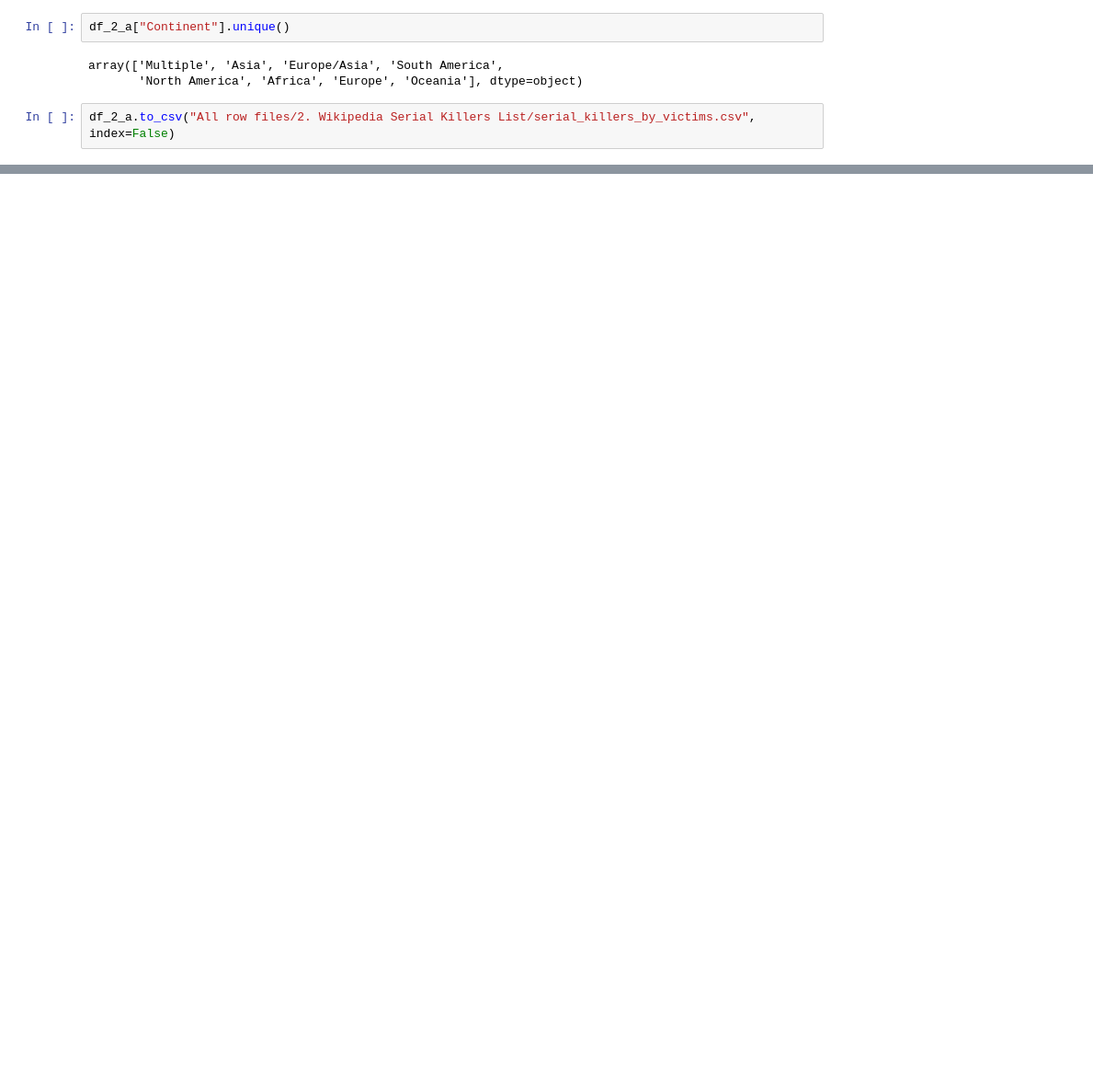
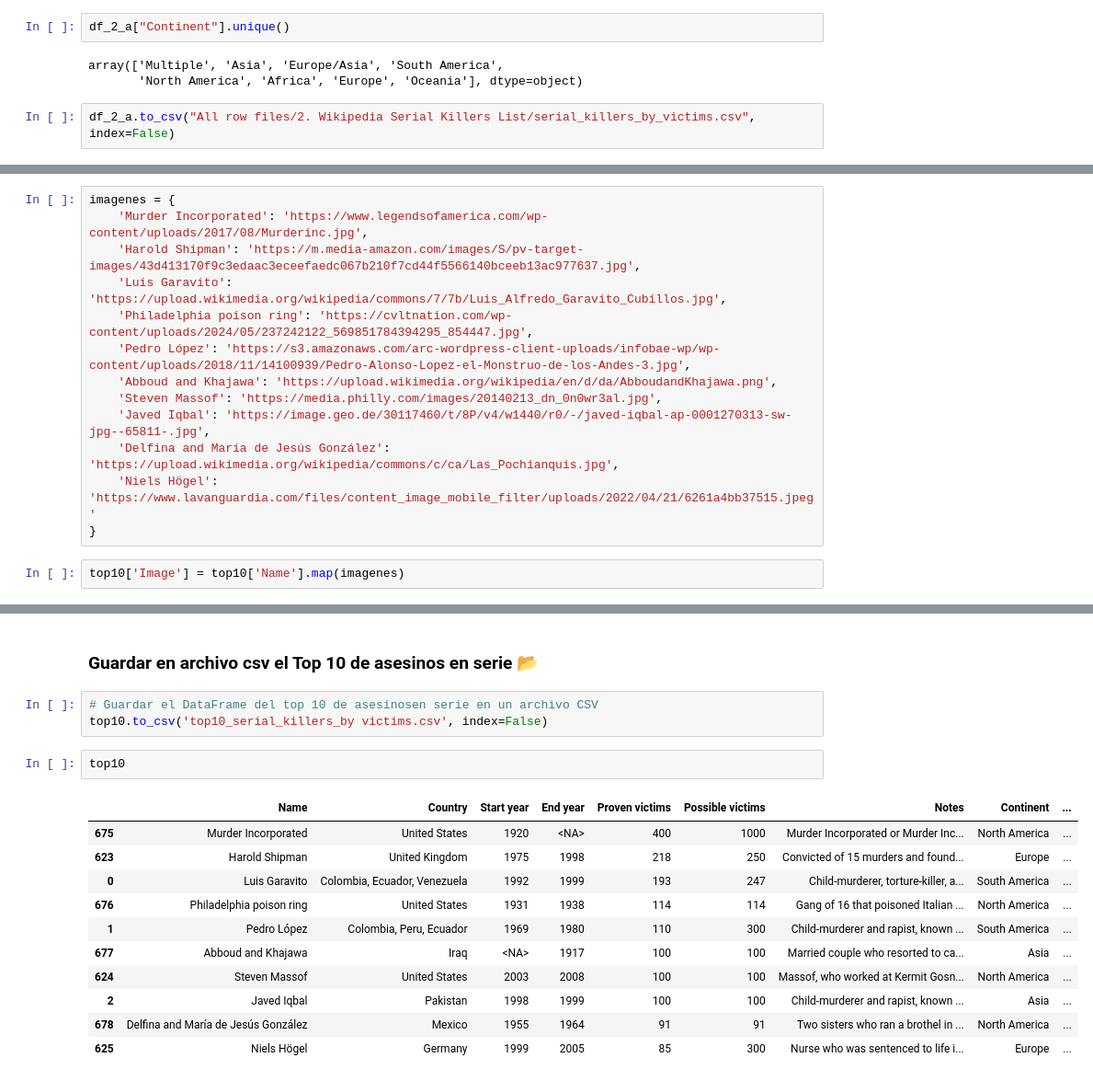
Before and after one commit to CibiPB/project-da-promo-49-modulo-4, a Jupyter notebook: version1.ipynb, the cells around one changed output, grey strips where cells are left out. Shown: that part at 92% size. Cells and saved outputs as stored; diff of their text form; blank space fills up the shorter version.

```diff
--- a/version1.ipynb
+++ b/version1.ipynb
@@ -448,0 +544,15 @@ df_2_a.to_csv("All row files/2. Wikipedia Serial Killers List/serial_killers_by_
+# %%
+imagenes = {
+    'Murder Incorporated': 'https://www.legendsofamerica.com/wp-content/uploads/2017/08/Murderinc.jpg',
+    'Harold Shipman': 'https://m.media-amazon.com/images/S/pv-target-images/43d413170f9c3edaac3eceefaedc067b210f7cd44f5566140bceeb13ac977637.jpg',
+    'Luis Garavito': 'https://upload.wikimedia.org/wikipedia/commons/7/7b/Luis_Alfredo_Garavito_Cubillos.jpg',
+    'Philadelphia poison ring': 'https://cvltnation.com/wp-content/uploads/2024/05/237242122_569851784394295_854447.jpg',
+    'Pedro López': 'https://s3.amazonaws.com/arc-wordpress-client-uploads/infobae-wp/wp-content/uploads/2018/11/14100939/Pedro-Alonso-Lopez-el-Monstruo-de-los-Andes-3.jpg',
+    'Abboud and Khajawa': 'https://upload.wikimedia.org/wikipedia/en/d/da/AbboudandKhajawa.png',
+    'Steven Massof': 'https://media.philly.com/images/20140213_dn_0n0wr3al.jpg',
+    'Javed Iqbal': 'https://image.geo.de/30117460/t/8P/v4/w1440/r0/-/javed-iqbal-ap-0001270313-sw-jpg--65811-.jpg',
+    'Delfina and María de Jesús González': 'https://upload.wikimedia.org/wikipedia/commons/c/ca/Las_Pochianquis.jpg',
+    'Niels Högel': 'https://www.lavanguardia.com/files/content_image_mobile_filter/uploads/2022/04/21/6261a4bb37515.jpeg'
+}
+# %%
+top10['Image'] = top10['Name'].map(imagenes)
@@ -448,0 +780,19 @@ df_2_a.to_csv("All row files/2. Wikipedia Serial Killers List/serial_killers_by_
+# %% [markdown]
+### Guardar en archivo csv el Top 10 de asesinos en serie 📂
+# %%
+# Guardar el DataFrame del top 10 de asesinosen serie en un archivo CSV
+top10.to_csv('top10_serial_killers_by victims.csv', index=False)
+# %%
+top10
+# %% [output]
+|  | Name | Country | Start year | End year | Proven victims | Possible victims | Notes | Continent | ... |
+| 675 | Murder Incorporated | United States | 1920 | <NA> | 400 | 1000 | Murder Incorporated or Murder Inc... | North America | ... |
+| 623 | Harold Shipman | United Kingdom | 1975 | 1998 | 218 | 250 | Convicted of 15 murders and found... | Europe | ... |
+| 0 | Luis Garavito | Colombia, Ecuador, Venezuela | 1992 | 1999 | 193 | 247 | Child-murderer, torture-killer, a... | South America | ... |
+| 676 | Philadelphia poison ring | United States | 1931 | 1938 | 114 | 114 | Gang of 16 that poisoned Italian ... | North America | ... |
+| 1 | Pedro López | Colombia, Peru, Ecuador | 1969 | 1980 | 110 | 300 | Child-murderer and rapist, known ... | South America | ... |
+| 677 | Abboud and Khajawa | Iraq | <NA> | 1917 | 100 | 100 | Married couple who resorted to ca... | Asia | ... |
+| 624 | Steven Massof | United States | 2003 | 2008 | 100 | 100 | Massof, who worked at Kermit Gosn... | North America | ... |
+| 2 | Javed Iqbal | Pakistan | 1998 | 1999 | 100 | 100 | Child-murderer and rapist, known ... | Asia | ... |
+| 678 | Delfina and María de Jesús González | Mexico | 1955 | 1964 | 91 | 91 | Two sisters who ran a brothel in ... | North America | ... |
+| 625 | Niels Högel | Germany | 1999 | 2005 | 85 | 300 | Nurse who was sentenced to life i... | Europe | ... |
```
Also changed, not shown: parts of 27 cells of this notebook, 2 other files.
